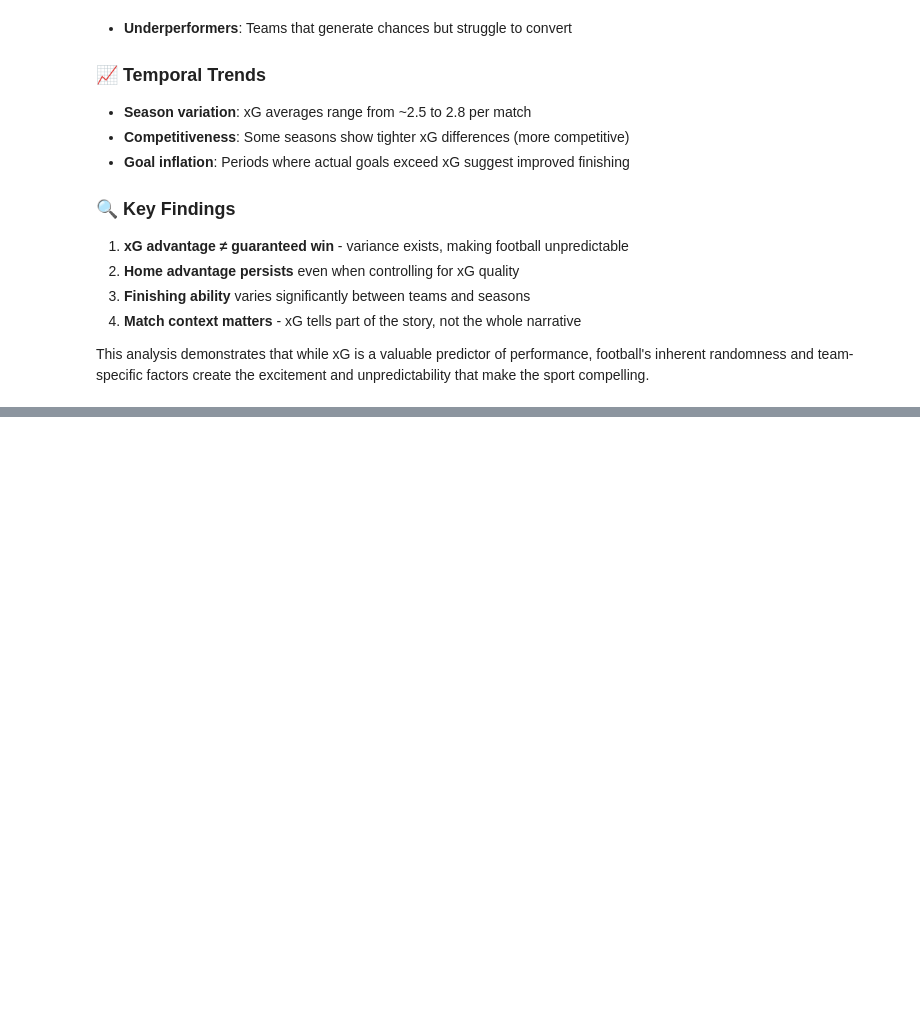
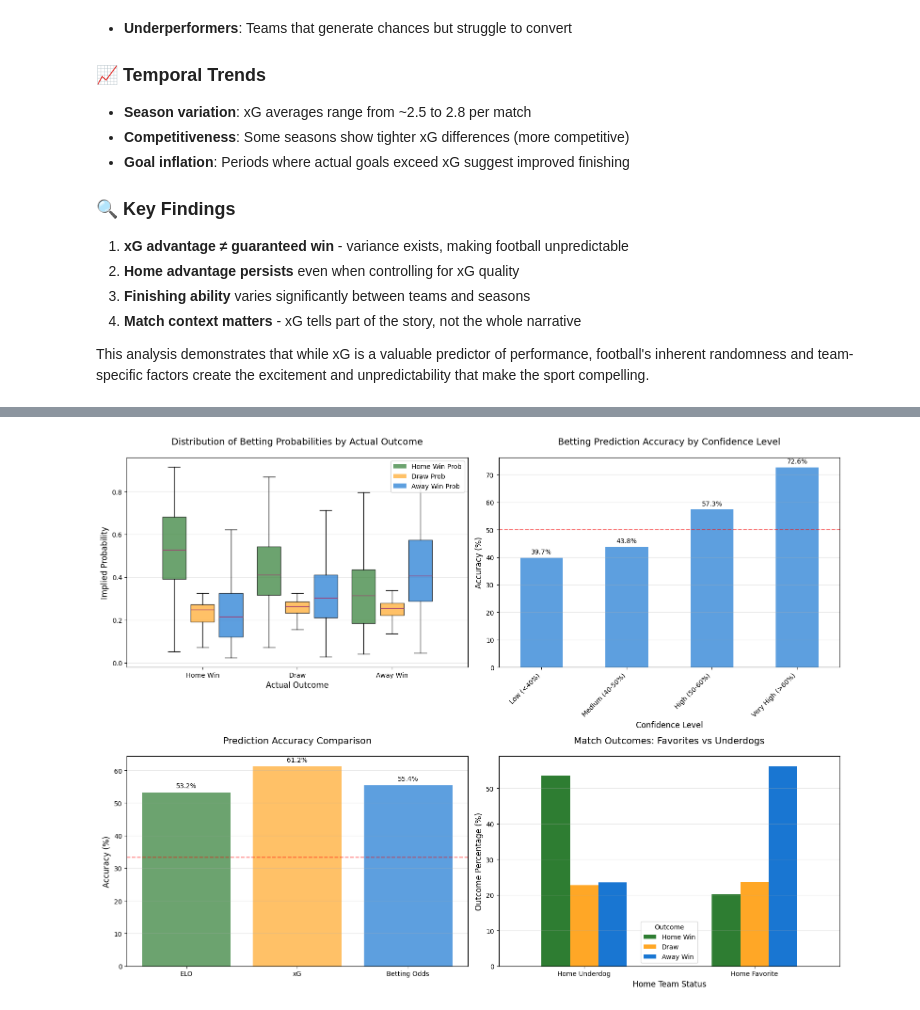
Before and after one commit to idolbinhminhtran/DATA1002, a Jupyter notebook: notebooks/data_analysis.ipynb, the cells around one changed output, grey strips where cells are left out. Cells and saved outputs as stored; diff of their text form; code cells hidden in the pictures; blank space fills up the shorter version.

```diff
--- a/notebooks/data_analysis.ipynb
+++ b/notebooks/data_analysis.ipynb
@@ -600,0 +823,79 @@ This analysis demonstrates that while xG is a valuable predictor of performance,
+# %%
+# Visualize betting odds analysis
+fig, axes = plt.subplots(2, 2, figsize=(16, 12))
+
+# 1. Distribution of implied probabilities by outcome
+ax1 = axes[0, 0]
+prob_cols = ['Norm_Prob_H', 'Norm_Prob_D', 'Norm_Prob_A']
+labels = ['Home Win Prob', 'Draw Prob', 'Away Win Prob']
+positions = [1, 2, 3]
+
+for i, (col, label) in enumerate(zip(prob_cols, labels)):
+    data_by_outcome = [betting_data[betting_data['FTR'] == outcome][col] for outcome in ['H', 'D', 'A']]
+    bp = ax1.boxplot(data_by_outcome, positions=[p + i*0.3 - 0.3 for p in positions],
+                     widths=0.25, patch_artist=True, showfliers=False)
+    for patch in bp['boxes']:
+        patch.set_facecolor(['#2E7D32', '#FFA726', '#1976D2'][i])
+        patch.set_alpha(0.7)
+
+ax1.set_xticks(positions)
+ax1.set_xticklabels(['Home Win', 'Draw', 'Away Win'])
+ax1.set_xlabel('Actual Outcome', fontsize=12)
+ax1.set_ylabel('Implied Probability', fontsize=12)
+ax1.set_title('Distribution of Betting Probabilities by Actual Outcome', fontsize=14, pad=20)
+ax1.grid(True, alpha=0.3, axis='y')
+ax1.legend([plt.Rectangle((0,0),1,1, fc=c, alpha=0.7) for c in ['#2E7D32', '#FFA726', '#1976D2']],
+           labels, loc='upper right')
+
+# 2. Accuracy by confidence level
+ax2 = axes[0, 1]
+confidence_accuracy['accuracy_pct'].plot(kind='bar', ax=ax2, color='#1976D2', alpha=0.7)
+ax2.set_xlabel('Confidence Level', fontsize=12)
+ax2.set_ylabel('Accuracy (%)', fontsize=12)
+ax2.set_title('Betting Prediction Accuracy by Confidence Level', fontsize=14, pad=20)
+ax2.axhline(y=50, color='red', linestyle='--', alpha=0.5, label='Random guess')
+plt.sca(ax2)
+plt.xticks(rotation=45, ha='right')
+ax2.grid(True, alpha=0.3, axis='y')
+
+# Add value labels on bars
+for i, v in enumerate(confidence_accuracy['accuracy_pct']):
+    ax2.text(i, v + 1, f'{v:.1f}%', ha='center', va='bottom')
+
+# 3. Comparison of prediction methods
+ax3 = axes[1, 0]
+methods = ['ELO', 'xG', 'Betting Odds']
+accuracies = [
+    integrated_data['ELO_Prediction_Correct'].mean() * 100,
+    xg_data['xG_Prediction_Correct'].mean() * 100,
+    betting_data['Betting_Correct'].mean() * 100
+]
+bars = ax3.bar(methods, accuracies, color=['#2E7D32', '#FFA726', '#1976D2'], alpha=0.7)
+ax3.set_ylabel('Accuracy (%)', fontsize=12)
+ax3.set_title('Prediction Accuracy Comparison', fontsize=14, pad=20)
+ax3.axhline(y=33.33, color='red', linestyle='--', alpha=0.5, label='Random (3 outcomes)')
+ax3.grid(True, alpha=0.3, axis='y')
+
+# Add value labels
+for bar, acc in zip(bars, accuracies):
+    ax3.text(bar.get_x() + bar.get_width()/2, bar.get_height() + 1,
+             f'{acc:.1f}%', ha='center', va='bottom')
+
+# 4. Favorite vs Underdog performance
+ax4 = axes[1, 1]
+# Create favorite/underdog categories based on odds
+betting_data['Home_Favorite'] = betting_data['Norm_Prob_H'] > betting_data['Norm_Prob_A']
+favorite_outcomes = pd.crosstab(betting_data['Home_Favorite'], betting_data['FTR'], normalize='index') * 100
+
+favorite_outcomes.plot(kind='bar', ax=ax4, color=['#2E7D32', '#FFA726', '#1976D2'])
+ax4.set_xlabel('Home Team Status', fontsize=12)
+ax4.set_ylabel('Outcome Percentage (%)', fontsize=12)
+ax4.set_title('Match Outcomes: Favorites vs Underdogs', fontsize=14, pad=20)
+ax4.set_xticklabels(['Home Underdog', 'Home Favorite'], rotation=0)
+ax4.legend(['Home Win', 'Draw', 'Away Win'], title='Outcome')
+ax4.grid(True, alpha=0.3, axis='y')
+
+plt.tight_layout()
+plt.show()
+# %% [output]
+[figure, added]
```
Also changed, not shown: parts of 17 cells of this notebook, 1 other file.
